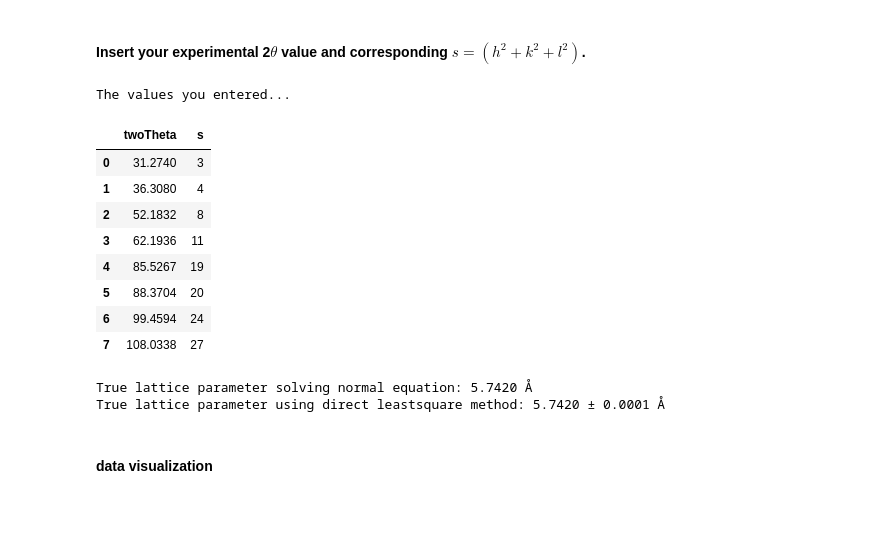
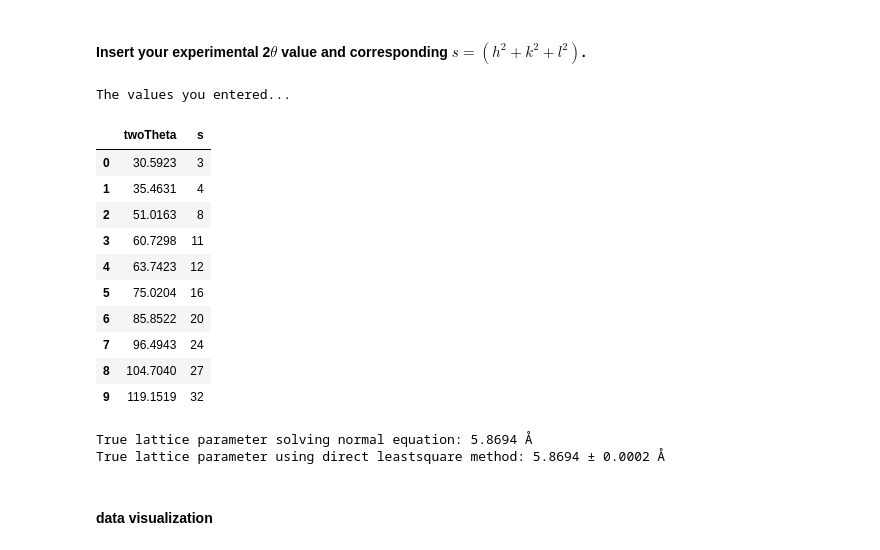
Before and after one commit to skc46/Alloys_preparation, a Jupyter notebook: Precise lattice parameter.ipynb, the cells around one changed output. Drawn from its saved outputs; the diff is of its cells as text; code cells hidden in the pictures; blank space fills up the shorter version.

```diff
--- a/Precise lattice parameter.ipynb
+++ b/Precise lattice parameter.ipynb
@@ -25,35 +27,37 @@ import matplotlib.pyplot as plt
 # %% [markdown]
 #### Insert your experimental 2$\theta$ value and corresponding $ s = (h^2 + k^2 + l^2)$.
 # %%
-peak_2T = [31.274, 36.308, 52.1832, 62.1936, 85.5267, 88.3704, 99.4594, 108.0338]   # experimentally observed 2theta values
-s = [3, 4, 8,11,19, 20, 24, 27]  # s = (h2 + k2 + l2), it should be corresponding to the peaks above
+peak_2T = [30.5923,35.4631, 51.0163, 60.7298,63.7423,75.0204, 85.8522,96.4943,104.704,119.1519]   # experimentally observed 2theta values
+s = [3,4, 8,11,12, 16, 20, 24, 27,32]  # s = (h2 + k2 + l2), it should be corresponding to the peaks above
 X_ray_source = 'Co'  # change it  to 'Cu' if Cu source was used
 
 if X_ray_source =='Co':
     Lambda = 1.7890100
 elif X_ray_source =='Cu':
     Lambda = 1.5401
 
 if len(peak_2T) == len(s):
     twoT_array = np.array(peak_2T)
     s_array    = np.array(s)
 else:
     print("Error: The number of peak positions do not match with s values, check your values! ")
 
 print("The values you entered...")
 df = pd.DataFrame({'twoTheta':twoT_array, 's':s_array}, columns=['twoTheta', 's'])
 df
 # %% [output]
 The values you entered...
 |  | twoTheta | s |
-| 0 | 31.2740 | 3 |
-| 1 | 36.3080 | 4 |
-| 2 | 52.1832 | 8 |
-| 3 | 62.1936 | 11 |
-| 4 | 85.5267 | 19 |
-| 5 | 88.3704 | 20 |
-| 6 | 99.4594 | 24 |
-| 7 | 108.0338 | 27 |
+| 0 | 30.5923 | 3 |
+| 1 | 35.4631 | 4 |
+| 2 | 51.0163 | 8 |
+| 3 | 60.7298 | 11 |
+| 4 | 63.7423 | 12 |
+| 5 | 75.0204 | 16 |
+| 6 | 85.8522 | 20 |
+| 7 | 96.4943 | 24 |
+| 8 | 104.7040 | 27 |
+| 9 | 119.1519 | 32 |
 # %%
 Theta2rad=np.radians(df.twoTheta)
 Thetarad = np.radians(df.twoTheta/2)
@@ -82,8 +86,8 @@ a_true_error = 0.5 * (MSE_A/para[0])*a_true_ls
 print("True lattice parameter solving normal equation: {:.4f}".format(LatticePara()), u'\u212B')
 print("True lattice parameter using direct leastsquare method: {:.4f}".format(a_true_ls), u"\u00B1", '{:.4f}'.format(a_true_error), u'\u212B')
 # %% [output]
-True lattice parameter solving normal equation: 5.7420 Å
-True lattice parameter using direct leastsquare method: 5.7420 ± 0.0001 Å
+True lattice parameter solving normal equation: 5.8694 Å
+True lattice parameter using direct leastsquare method: 5.8694 ± 0.0002 Å
 # %% [markdown]
 #### data visualization
 # %%
```
Also changed, not shown: parts of 2 cells of this notebook.
